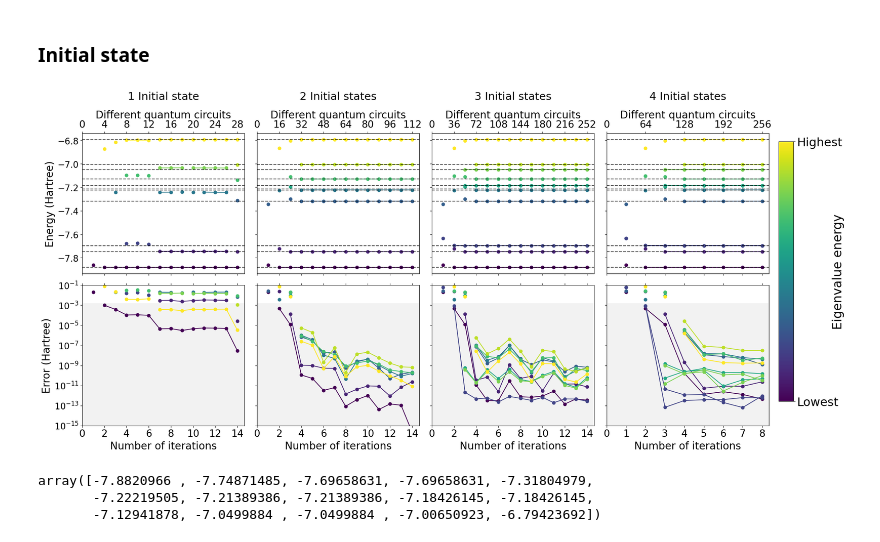
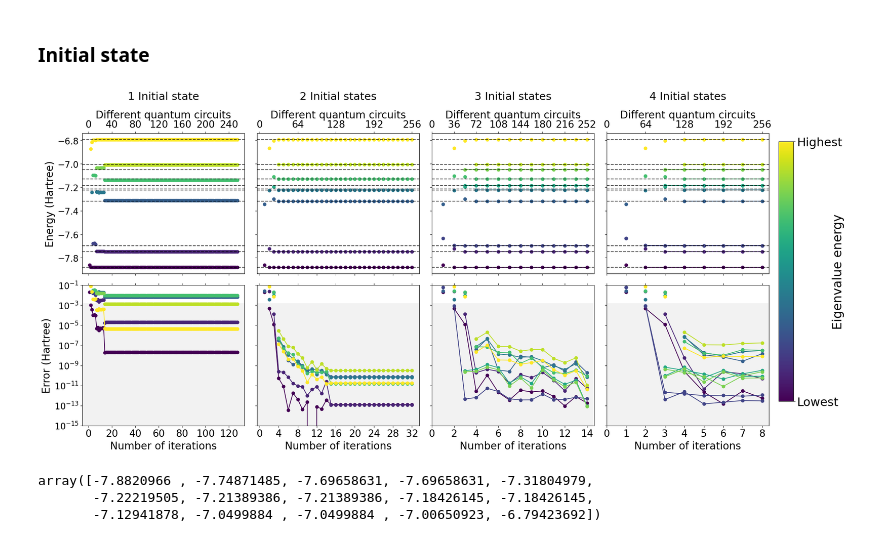
Before and after one commit to NQCP/NQCP-AA-pub-QBKSP_eigensolver, a Jupyter notebook: molecules.ipynb, the cells around one changed output. Drawn from its saved outputs; the diff is of its cells as text; code cells hidden in the pictures.

```diff
--- a/molecules.ipynb
+++ b/molecules.ipynb
@@ -105,7 +106,15 @@ for states in states_list:
 
     ite = np.arange(0, 15, 2)
     ite2 = np.arange(0, 15, 2)
-    K = 15
+    K=15
+    if Ninitial == 1:
+        ite = np.arange(0, 128, 20)
+        ite2 = np.arange(0, 128, 20)
+        K = 128
+    if Ninitial == 2:
+        ite = np.arange(0, 33, 4)
+        ite2 = np.arange(0, 33, 8)
+        K = 33
     if Ninitial == 4:
         ite = np.arange(0, 9, 1)
         ite2 = np.arange(0, 9, 2)
@@ -189,6 +198,13 @@ for i in range(1, 5):
     if i == 4:
         ite = np.arange(0, 9, 1)
         ite2 = np.arange(0, 9, 2)
+    if i == 1:
+        ite = np.arange(0, 128, 20)
+        ite2 = np.arange(0, 128, 20)
+    if i == 2:
+        ite = np.arange(0, 33, 4)
+        ite2 = np.arange(0, 33, 8)
+
 
     top_ax.set_xticks(ite)
     top_ax.set_xticklabels([])
@@ -206,35 +222,35 @@ for i in range(1, 5):
         top_ax.tick_params('y', labelsize=17)
     else:
         bottom_ax.set_yticklabels([])
         bottom_ax.tick_params('y', labelsize=17, labelleft=False)
 
     bottom_ax.set_xticks(ite)
     bottom_ax.set_xticklabels(ite, size=19)
     bottom_ax.axhspan(0, 1.6e-3, facecolor='gray', alpha=0.1)
     bottom_ax.set_yscale('log')
     bottom_ax.set_ylim(1e-15, 1e-1)
 
     bottom_twin = bottom_ax.twiny()
     bottom_twin.set_xlim(bottom_ax.get_xlim())
     bottom_twin.set_xticks(ite2)
     bottom_twin.set_xticklabels([])
 
 # --- Colorbar ---
 fig = plt.gcf()
 sm = cm.ScalarMappable(cmap=cmap, norm=norm)
 sm.set_array([])
 cbar_ax = fig.add_axes([1, 0.15, 0.02, 0.7])
 cbar = fig.colorbar(sm, cax=cbar_ax, ticks=[0, 10])
 cbar_ax.set_yticklabels(['Lowest', 'Highest'])
 cbar_ax.tick_params(labelsize=23)
 cbar.set_label("Eigenvalue energy", fontsize=24, labelpad=-20)
 
 plt.subplots_adjust(hspace=0.1)
 plt.tight_layout()
-plt.savefig(f'{Data_path}/LiH_3evol_references.pdf', format='pdf', bbox_inches='tight')
+plt.savefig(f'{Data_path}/figure10.pdf', format='pdf', bbox_inches='tight')
 plt.show()
 # %% [output]
-[figure, old version]
+[figure, new version]
 # %%
 result.eigenvalues+ problem_reduced.nuclear_repulsion_energy + result.extracted_transformer_energy
 # %% [output]
```
Also changed, not shown: parts of 4 cells of this notebook, 3 other files.
